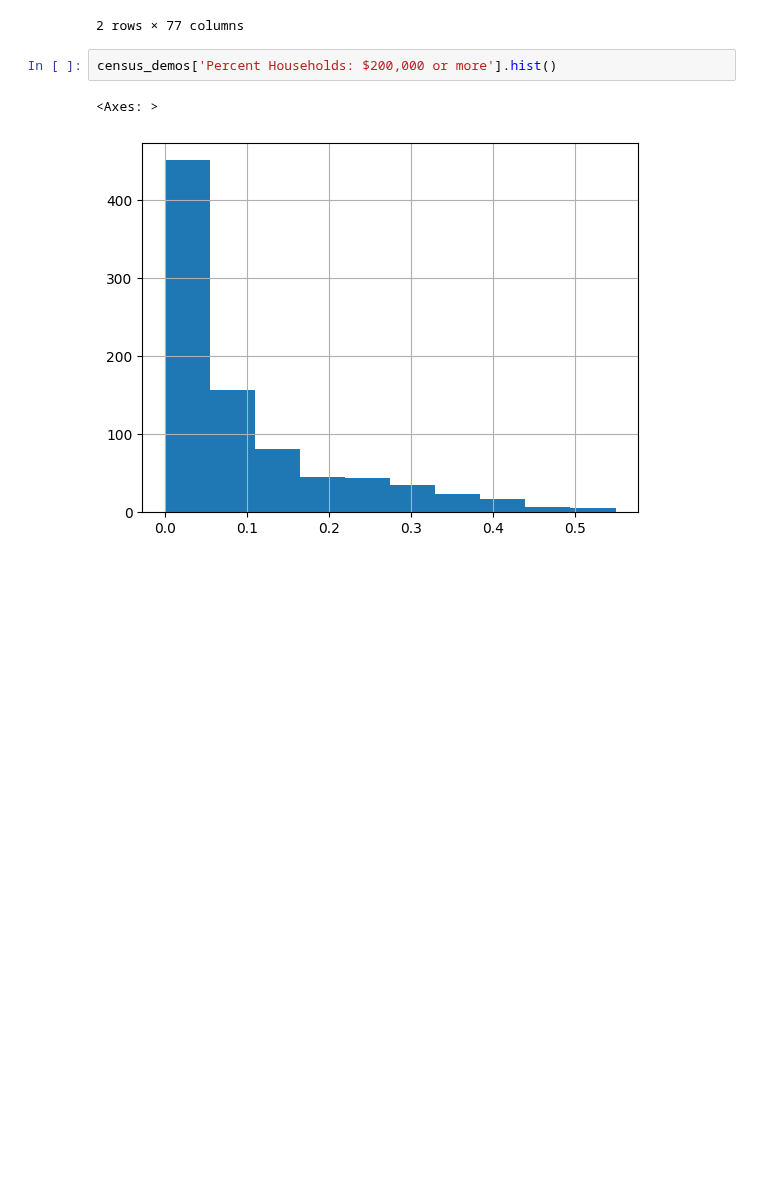
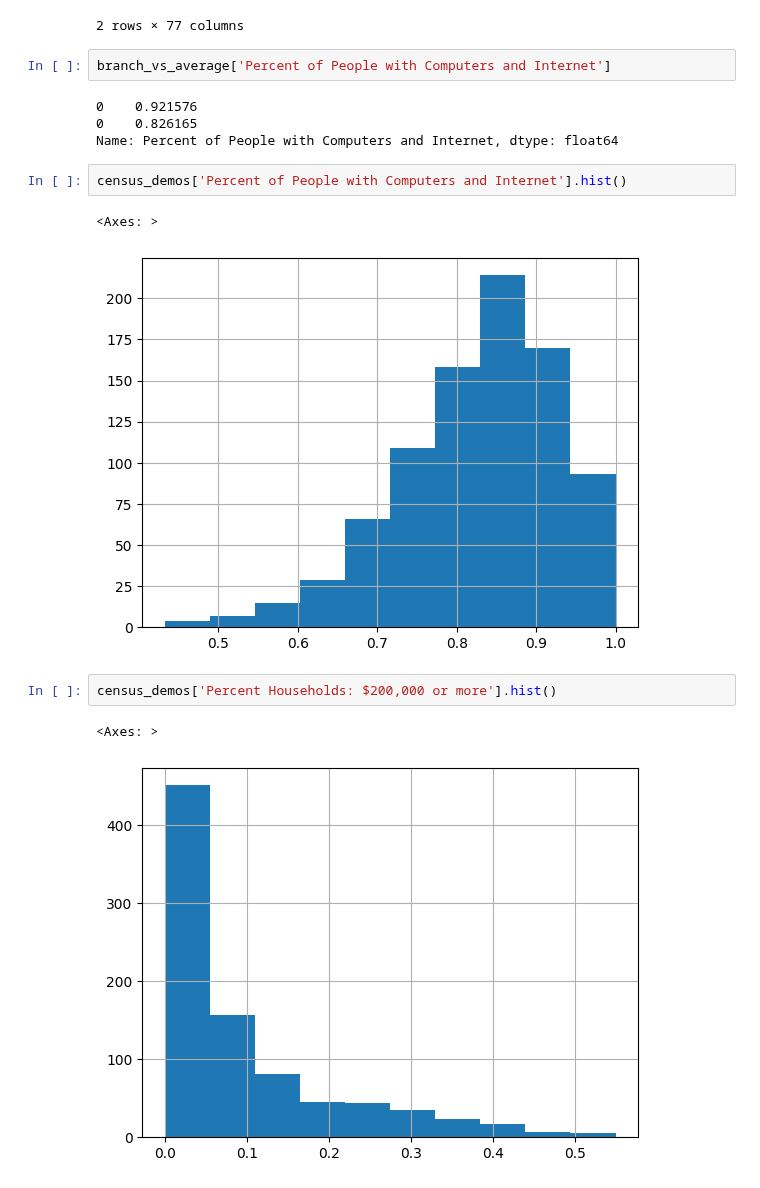
Before and after one commit to Rajvishah12/cpl_project, a Jupyter notebook: can-summer-2023/notebooks/Isochrone for Sulzer Regional Library.ipynb, the cells around one changed output. Cells and saved outputs as stored; diff of their text form; blank space fills up the shorter version.

```diff
--- a/can-summer-2023/notebooks/Isochrone for Sulzer Regional Library.ipynb
+++ b/can-summer-2023/notebooks/Isochrone for Sulzer Regional Library.ipynb
@@ -648,6 +654,17 @@ difference_row_Sulzer
 | 0 | NaN | NaN | NaN | NaN | ... |
 | 0 | -0.080333 | 0.080333 | 0.000294 | 0.063638 | ... |
 2 rows × 77 columns
+# %%
+branch_vs_average['Percent of People with Computers and Internet']
+# %% [output]
+0    0.921576
+0    0.826165
+Name: Percent of People with Computers and Internet, dtype: float64
+# %%
+census_demos['Percent of People with Computers and Internet'].hist()
+# %% [output]
+<Axes: >
+[figure, added]
 # %%
 census_demos['Percent Households: $200,000 or more'].hist()
 # %% [output]
```
Also changed, not shown: parts of 6 cells of this notebook.
